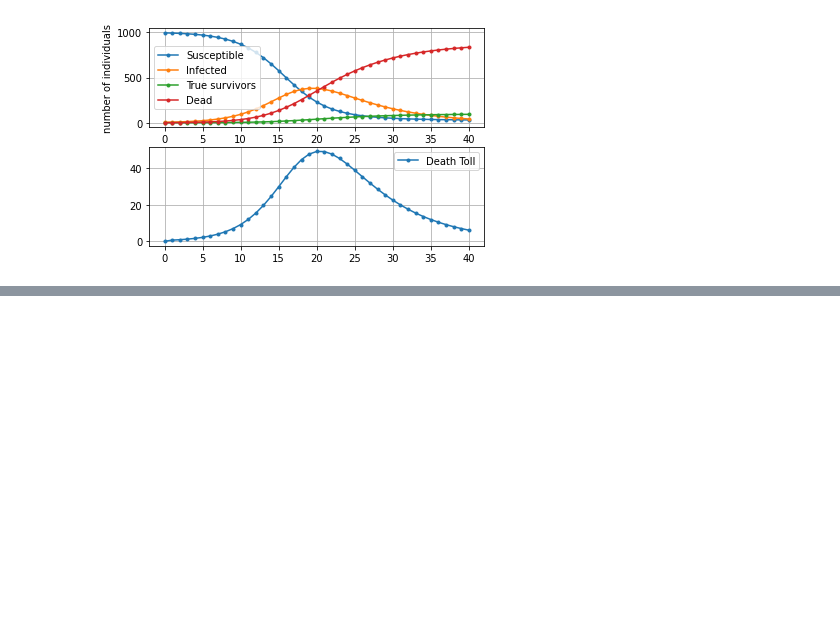
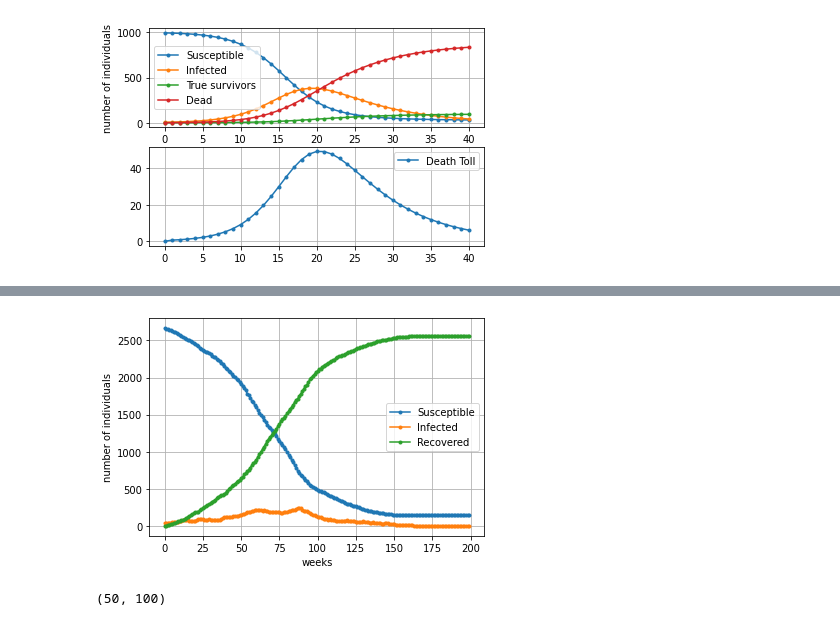
Before and after one commit to ajkbssn/uu-prog1, a Jupyter notebook: src/uu_prog1/epidemic_solution.ipynb, the cells around one changed output, grey strips where cells are left out. Saved outputs shown, nothing was run; the diff lists cells and outputs as text; code cells hidden in the pictures; blank space fills up the shorter version.

```diff
--- a/src/uu_prog1/epidemic_solution.ipynb
+++ b/src/uu_prog1/epidemic_solution.ipynb
@@ -93,0 +141,13 @@ list
+# %%
+fig, ax = plt.subplots()
+ax.plot(range(T), S_list, marker=".", linestyle="-", label="Susceptible")
+ax.plot(range(T), I_list, marker=".", linestyle="-", label="Infected")
+ax.plot(range(T), R_list, marker=".", linestyle="-", label="Recovered")
+ax.set(
+    xlabel="weeks", ylabel="number of individuals", title="",
+)
+ax.legend()
+ax.grid()
+plt.show()
+# %% [output]
+[figure, added]
@@ -93,0 +156,4 @@ list
+# %%
+cgrid.shape
+# %% [output]
+(50, 100)
```
Also changed, not shown: parts of 7 cells of this notebook.
